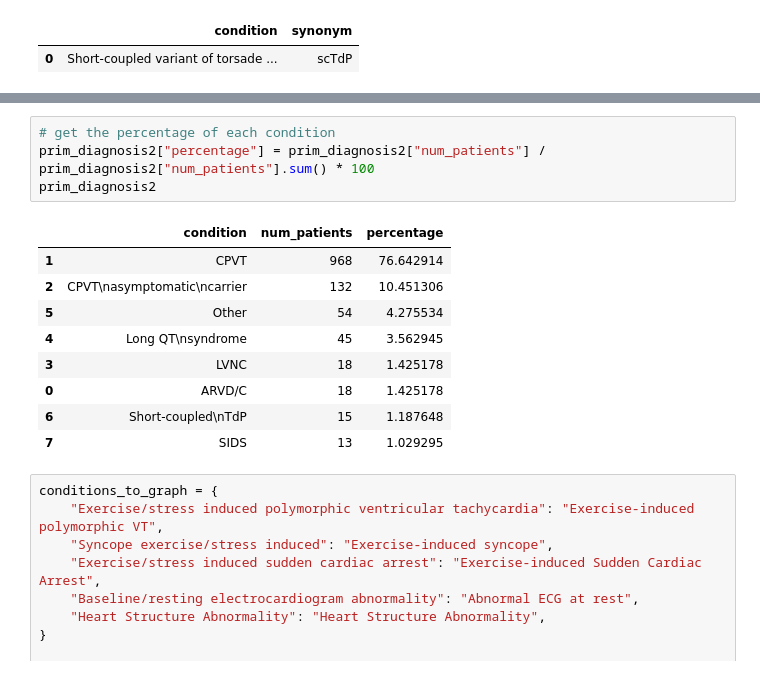
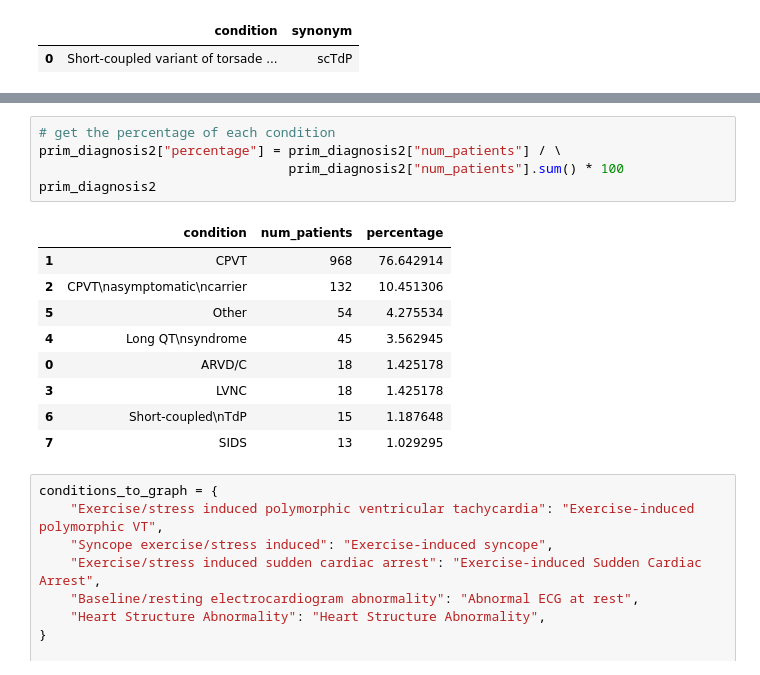
Before and after one commit to alexdaiii/cpvt_database_analysis, a Jupyter notebook: notebooks/analysis_2.ipynb, the cells around one changed output, grey strips where cells are left out. Cells and saved outputs as stored; diff of their text form.

```diff
--- a/notebooks/analysis_2.ipynb
+++ b/notebooks/analysis_2.ipynb
@@ -384,15 +389,16 @@ plt.show()
 # %%
 # get the percentage of each condition
-prim_diagnosis2["percentage"] = prim_diagnosis2["num_patients"] / prim_diagnosis2["num_patients"].sum() * 100
+prim_diagnosis2["percentage"] = prim_diagnosis2["num_patients"] / \
+                                prim_diagnosis2["num_patients"].sum() * 100
 prim_diagnosis2
 # %% [output]
 |  | condition | num_patients | percentage |
 | 1 | CPVT | 968 | 76.642914 |
 | 2 | CPVT\nasymptomatic\ncarrier | 132 | 10.451306 |
 | 5 | Other | 54 | 4.275534 |
 | 4 | Long QT\nsyndrome | 45 | 3.562945 |
+| 0 | ARVD/C | 18 | 1.425178 |
 | 3 | LVNC | 18 | 1.425178 |
-| 0 | ARVD/C | 18 | 1.425178 |
 | 6 | Short-coupled\nTdP | 15 | 1.187648 |
 | 7 | SIDS | 13 | 1.029295 |
 # %%
```
Also changed, not shown: parts of 25 cells of this notebook, 2 other files.
